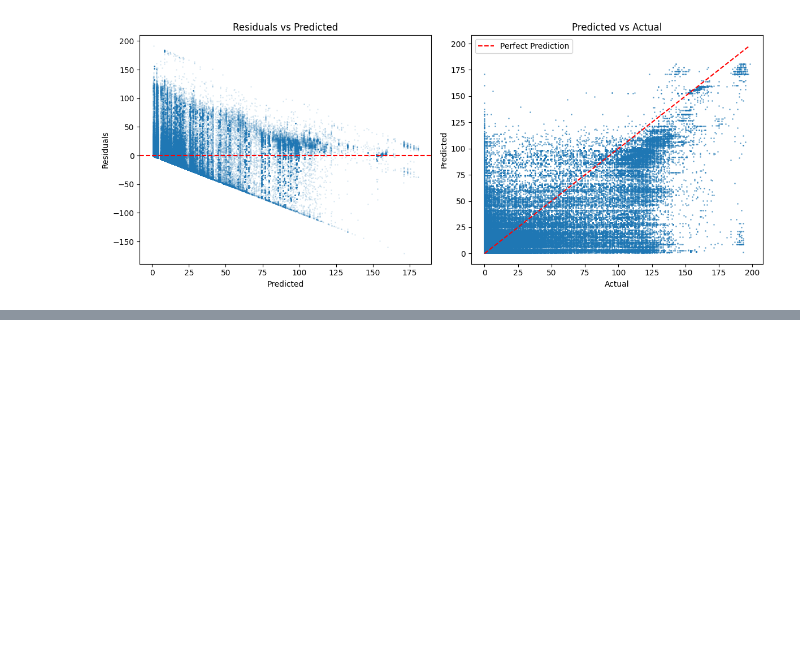
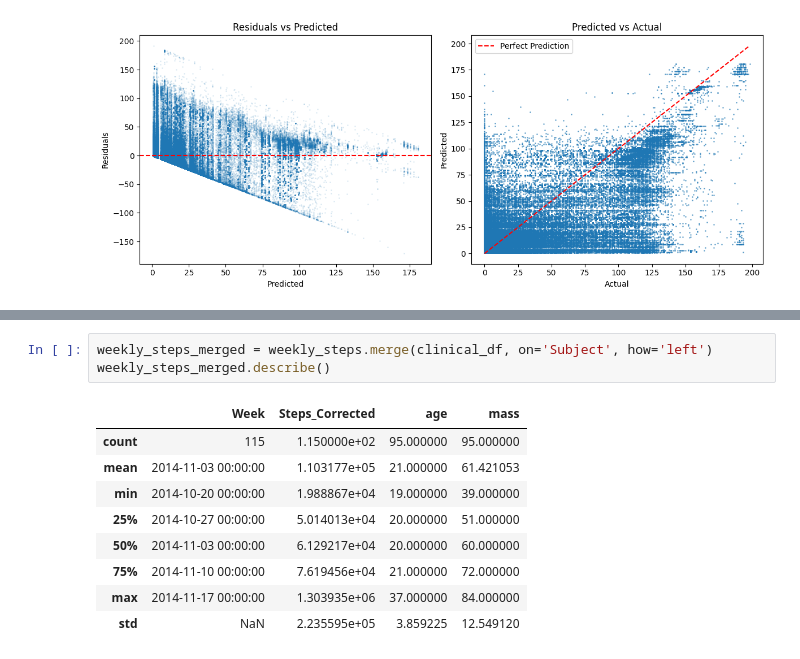
Before and after one commit to nichmorgan/inf502-fall2025, a Jupyter notebook: Homework 2/run_analysis.ipynb, the cells around one changed output, grey strips where cells are left out. Saved outputs shown, nothing was run; the diff lists cells and outputs as text; blank space fills up the shorter version.

```diff
--- a/Homework 2/run_analysis.ipynb
+++ b/Homework 2/run_analysis.ipynb
@@ -207,0 +263,13 @@ Subject 101: 5 min, 82 steps, started 2014-10-21 13:37:00
+# %%
+weekly_steps_merged = weekly_steps.merge(clinical_df, on='Subject', how='left')
+weekly_steps_merged.describe()
+# %% [output]
+|  | Week | Steps_Corrected | age | mass |
+| count | 115 | 1.150000e+02 | 95.000000 | 95.000000 |
+| mean | 2014-11-03 00:00:00 | 1.103177e+05 | 21.000000 | 61.421053 |
+| min | 2014-10-20 00:00:00 | 1.988867e+04 | 19.000000 | 39.000000 |
+| 25% | 2014-10-27 00:00:00 | 5.014013e+04 | 20.000000 | 51.000000 |
+| 50% | 2014-11-03 00:00:00 | 6.129217e+04 | 20.000000 | 60.000000 |
+| 75% | 2014-11-10 00:00:00 | 7.619456e+04 | 21.000000 | 72.000000 |
+| max | 2014-11-17 00:00:00 | 1.303935e+06 | 37.000000 | 84.000000 |
+| std | NaN | 2.235595e+05 | 3.859225 | 12.549120 |
```
Also changed, not shown: parts of 5 cells of this notebook, 1 other file.
